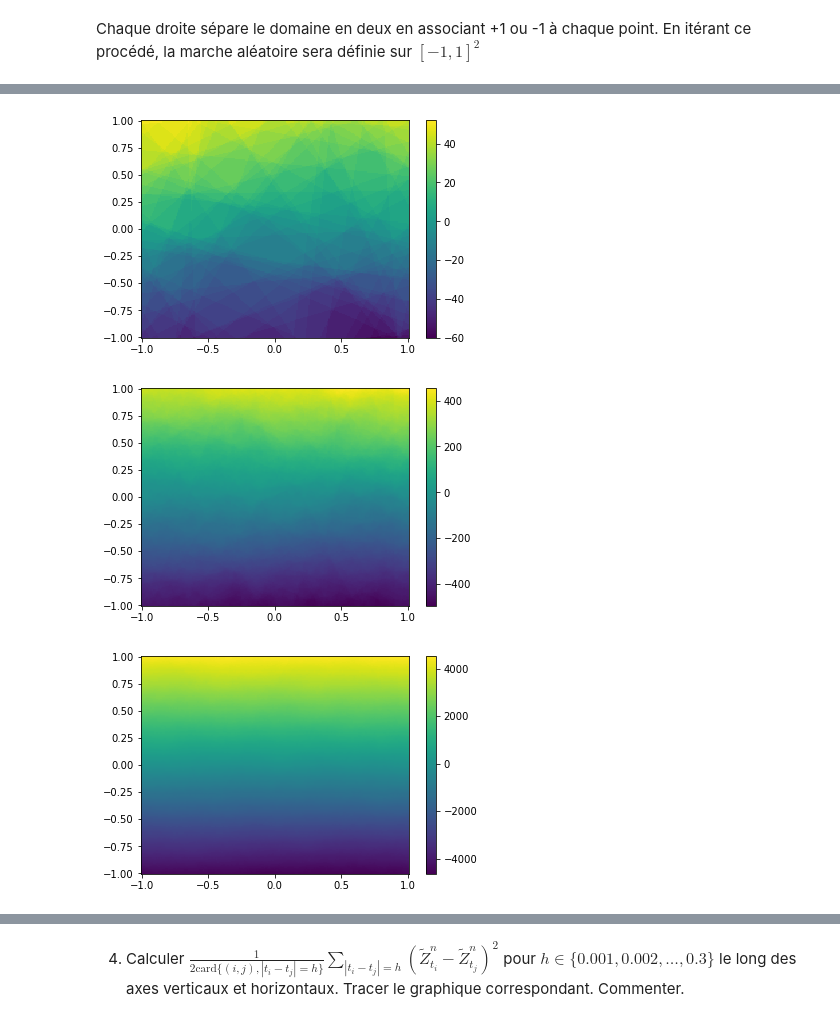
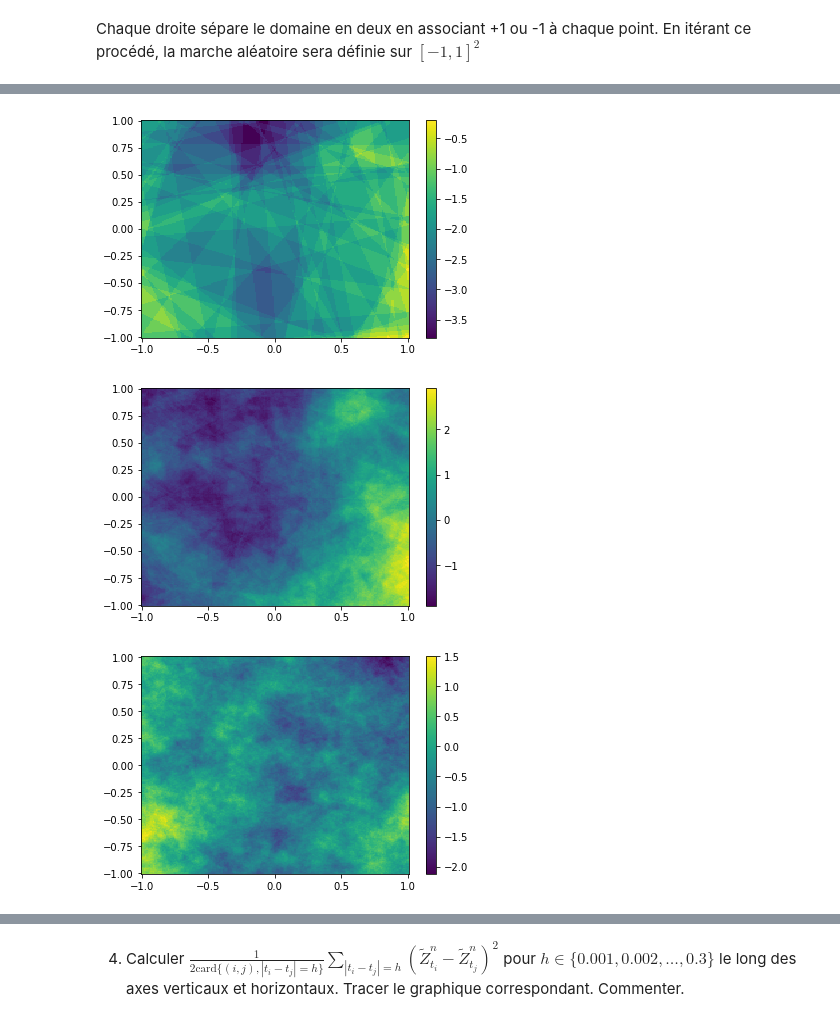
Before and after one commit to Joris-Landais/pojet_num-rique_proba, a Jupyter notebook: Projet numérique de Probabilités 2022 - enonce.ipynb, the cells around one changed output, grey strips where cells are left out. Drawn from its saved outputs; the diff is of its cells as text; code cells hidden in the pictures.

Commit message:
code marche aléatoire sur [-10,10]

```diff
--- a/Projet numérique de Probabilités 2022 - enonce.ipynb
+++ b/Projet numérique de Probabilités 2022 - enonce.ipynb
@@ -106,16 +106,21 @@ où $[\cdot]$ est la partie entière.
 
 3. Par conséquent, $Z^{(n)}_t, t\in[0,1]$ est bien défini $\forall t \in [0,1]$. Implémenter un algorithme pour simuler $Z^{(n)}_t$ aux points $t_i,~ i \in\{0,\ldots,n\}$. Représenter une trajectoire pour $n$=1000.
 # %%
+def alea():
+    #renvoie 1 ou -1 aléatoirement avec la même probabilité
+    x=np.random.random()
+    if x<0.5:
+        return -1
+    else :
+        return 1
+
 def print_Z(n):
     # trace la liste des Z_ti(n) avec i entre 0 et n
     L=[]
     Y=0
     for i in range(n+1):
-        x=np.random.random()
-        if x<0.5: # Xi=-1
-            Y-=1
-        else : #Xi=1
-            Y+=1
+        X=alea()
+        Y+=X
         L.append(Y/n**0.5)
     X=list(range(n+1))
     plt.plot(X,L)
@@ -325,7 +319,6 @@ separate_domain(resolution)
 # %% [markdown]
 Chaque droite sépare le domaine en deux en associant +1 ou -1 à chaque point. En itérant ce procédé, la marche aléatoire sera définie sur $[-1,1]^2$
 # %%
-import numpy as np
 def marche_aleatoire(resolution,n):
     A=np.random.uniform(0,math.pi,n)
     P=np.random.uniform(-2**0.5,2**0.5,n)
@@ -335,12 +328,16 @@ def marche_aleatoire(resolution,n):
     S=np.zeros((resolution,resolution))
     for k in range(n):
         Z=grx*math.cos(A[k])+gry*math.sin(A[k]) - P[k]
+        x=alea() #on choisit aléatoirement quelle partie recevra la valeur -1 et l'autre 1
         for i in range(resolution):
             for j in range(resolution):
                 if Z[i][j]>0:
-                    S[i][j]+=1
+                    S[i][j]+=x
                 else:
-                    S[i][j]-=1
-    c=plt.pcolormesh(grx,gry,S)
+                    S[i][j]-=x
+    return grx,gry,S/n**0.5
+
+def print_marche_aleatoire(grx,gry,Z):
+    c=plt.pcolormesh(grx,gry,Z)
     plt.colorbar(c)
     plt.show()
@@ -347,18 +350,18 @@ def marche_aleatoire(resolution,n):
 # %%
 resolution=200
 n=100
-marche_aleatoire(resolution,n)
+print_marche_aleatoire(*marche_aleatoire(resolution,n))
 # %% [output]
-[figure, old version]
+[figure, new version]
 # %%
 resolution=200
 n=1000
-marche_aleatoire(resolution,n)
+print_marche_aleatoire(*marche_aleatoire(resolution,n))
 # %% [output]
-[figure, old version]
+[figure, new version]
 # %%
 resolution=200
 n=10000
-marche_aleatoire(resolution,n)
+print_marche_aleatoire(*marche_aleatoire(resolution,n))
 # %% [output]
-[figure, old version]
+[figure, new version]
```
Also changed, not shown: parts of 22 cells of this notebook.
